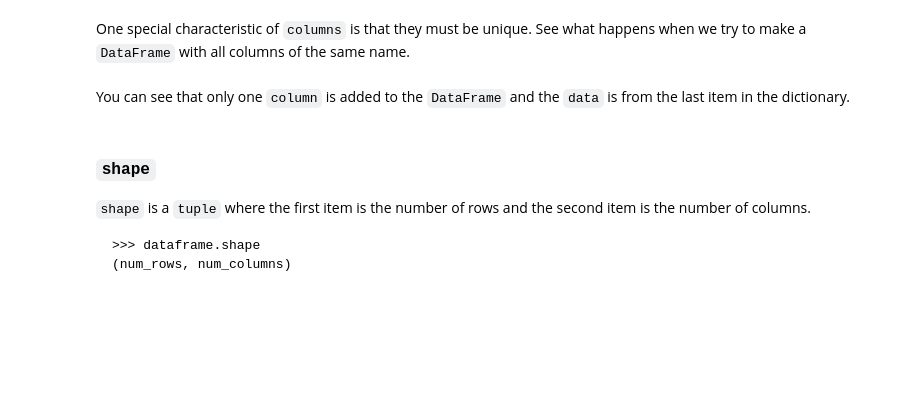
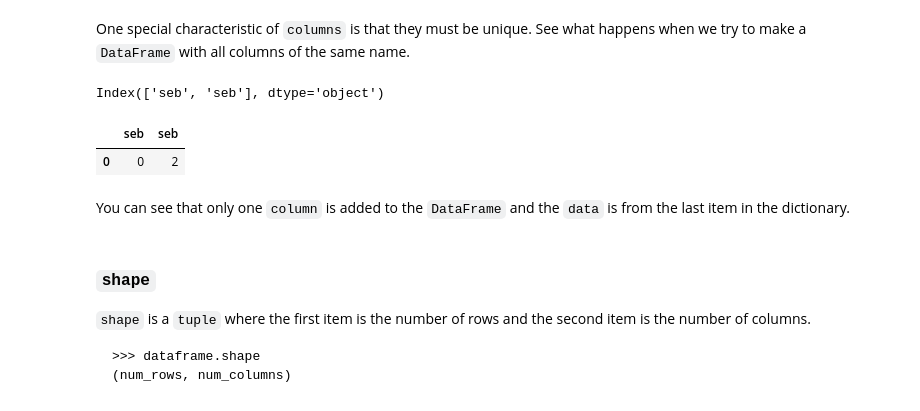
Before and after one commit to APS106/APS106-winter-2024-kinsella-goodfellow, a Jupyter notebook: lectures/week12/lecture1/notebooks/week12_lecture1.ipynb, the cells around one changed output. Cells and saved outputs as stored; diff of their text form; code cells hidden in the pictures; blank space fills up the shorter version.

```diff
--- a/lectures/week12/lecture1/notebooks/week12_lecture1.ipynb
+++ b/lectures/week12/lecture1/notebooks/week12_lecture1.ipynb
@@ -257,3 +440,13 @@ df_dict_3
+# %%
+df_dict_3 = pd.DataFrame(columns=['seb', 'seb'], data=[[0, 2]])
+df_dict_3.columns
+# %% [output]
+Index(['seb', 'seb'], dtype='object')
+# %%
+df_dict_3['seb']
+# %% [output]
+|  | seb | seb |
+| 0 | 0 | 2 |
 # %% [markdown]
 You can see that only one `column` is added to the `DataFrame` and the `data` is from the last item in the dictionary.
 # %% [markdown]
```
Also changed, not shown: parts of 36 cells of this notebook.
